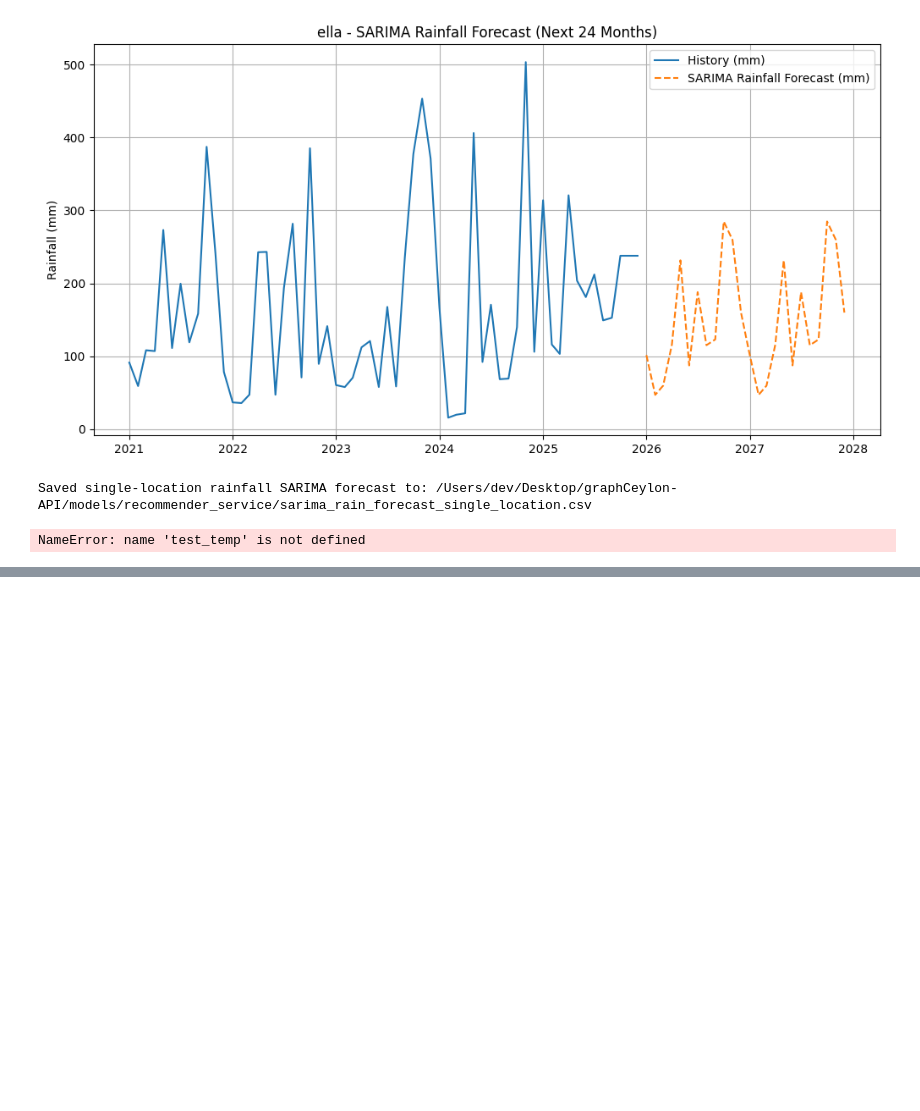
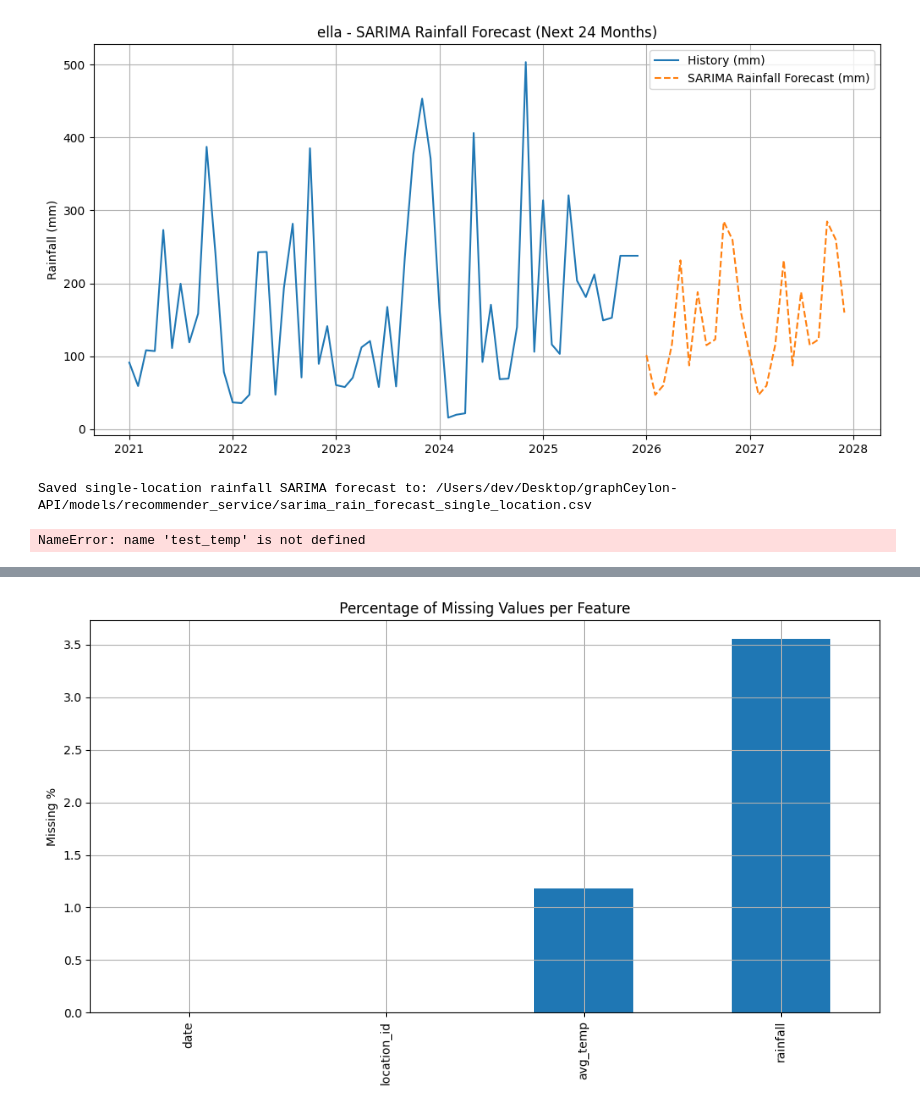
Before and after one commit to graphceylon/graphCeylon-API, a Jupyter notebook: models/recommender_service/sarima_temperature_forecasting.ipynb, the cells around one changed output, grey strips where cells are left out. Cells and saved outputs as stored; diff of their text form; code cells hidden in the pictures; blank space fills up the shorter version.

```diff
--- a/models/recommender_service/sarima_temperature_forecasting.ipynb
+++ b/models/recommender_service/sarima_temperature_forecasting.ipynb
@@ -591,0 +726,10 @@ NameError: name 'test_temp' is not defined
+# %%
+missing_pct = df.isna().mean() * 100
+
+plt.figure()
+missing_pct.plot(kind="bar")
+plt.title("Percentage of Missing Values per Feature")
+plt.ylabel("Missing %")
+plt.show()
+# %% [output]
+[figure, added]
```
Also changed, not shown: parts of 17 cells of this notebook, 3 other files.
